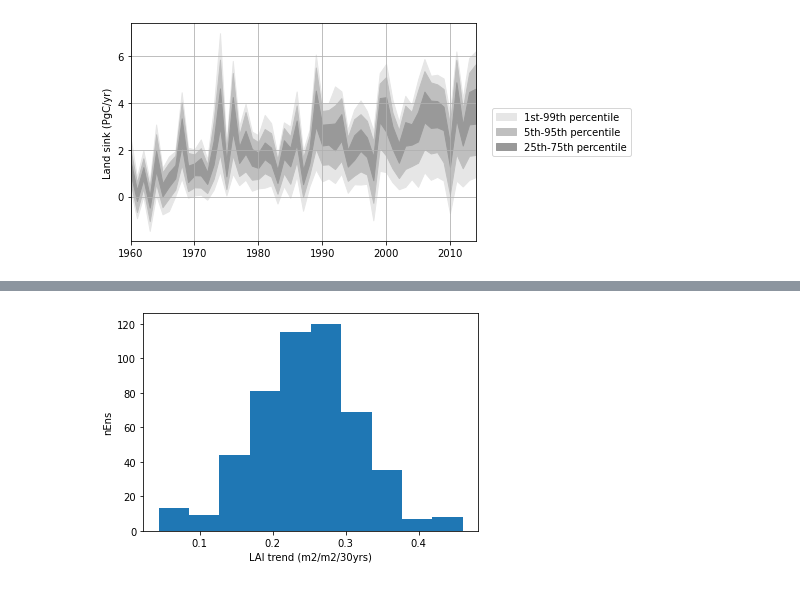
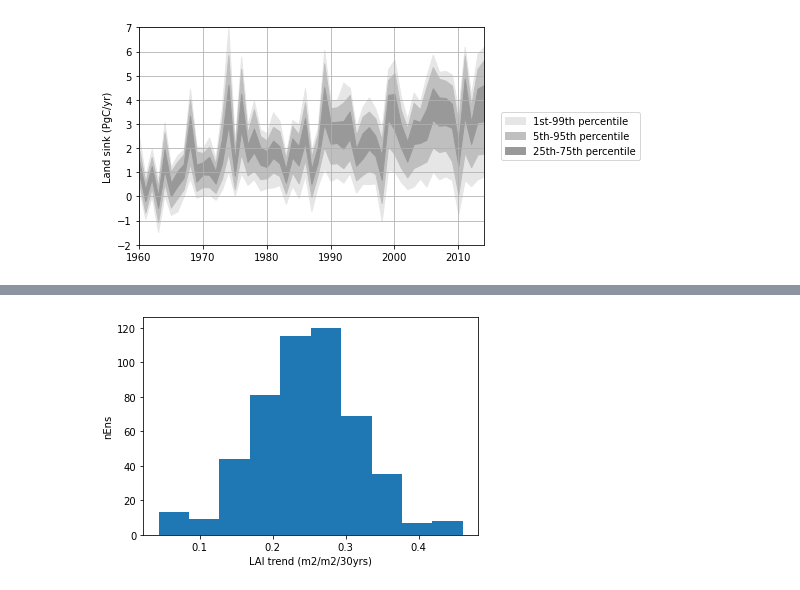
Before and after one commit to djk2120/CLM5PPE, a Jupyter notebook: pyth/bgc_dk.ipynb, the cells around one changed output, grey strips where cells are left out. Saved outputs shown, nothing was run; the diff lists cells and outputs as text; code cells hidden in the pictures.

Commit message:
first couple plots

```diff
--- a/pyth/bgc_dk.ipynb
+++ b/pyth/bgc_dk.ipynb
@@ -17,24 +17,26 @@ sink=cf*(ds.GPP-ds.HR-ds.AR-ds.COL_FIRE_CLOSS)
 # %%
 yr0=1960
 yr1=2014
 fig,(ax1,ax2)=plt.subplots(ncols=2,figsize=[8.5,4],gridspec_kw={'width_ratios': [3, 0.75]})
 da=sink.sel(ens=range(1,501),biome='global',year=slice(yr0,yr1))
 
 for q,c in zip([0.01,0.05,0.25],[0.9,0.75,0.6]):
     qq=da.quantile([q,1-q],dim='ens')
     q1=int(100*q)
     q2=100-q1
     lab=str(q1)+'th-'+str(q2)+'th percentile'
     if q1==1:
         lab=str(q1)+'st-'+str(q2)+'th percentile'
     ax1.fill_between(range(yr0,yr1+1),qq.isel(quantile=0),qq.isel(quantile=1),color=[c,c,c],label=lab)
     ax2.fill_between(range(yr0,yr1+1),qq.isel(quantile=0),qq.isel(quantile=1),color=[c,c,c],label=lab)
 ax1.set_xlim([yr0,yr1])
+ax1=set_c
+ax1.set_ylim([-2,7])
 ax1.set_ylabel('Land sink (PgC/yr)')
 ax1.grid()
 
 ax2.set_xlim([0,1])
 ax2.axis("off")
 ax2.legend(loc=10);
 # %% [output]
-[figure, old version]
+[figure, new version]
```
Also changed, not shown: parts of 2 cells of this notebook.
